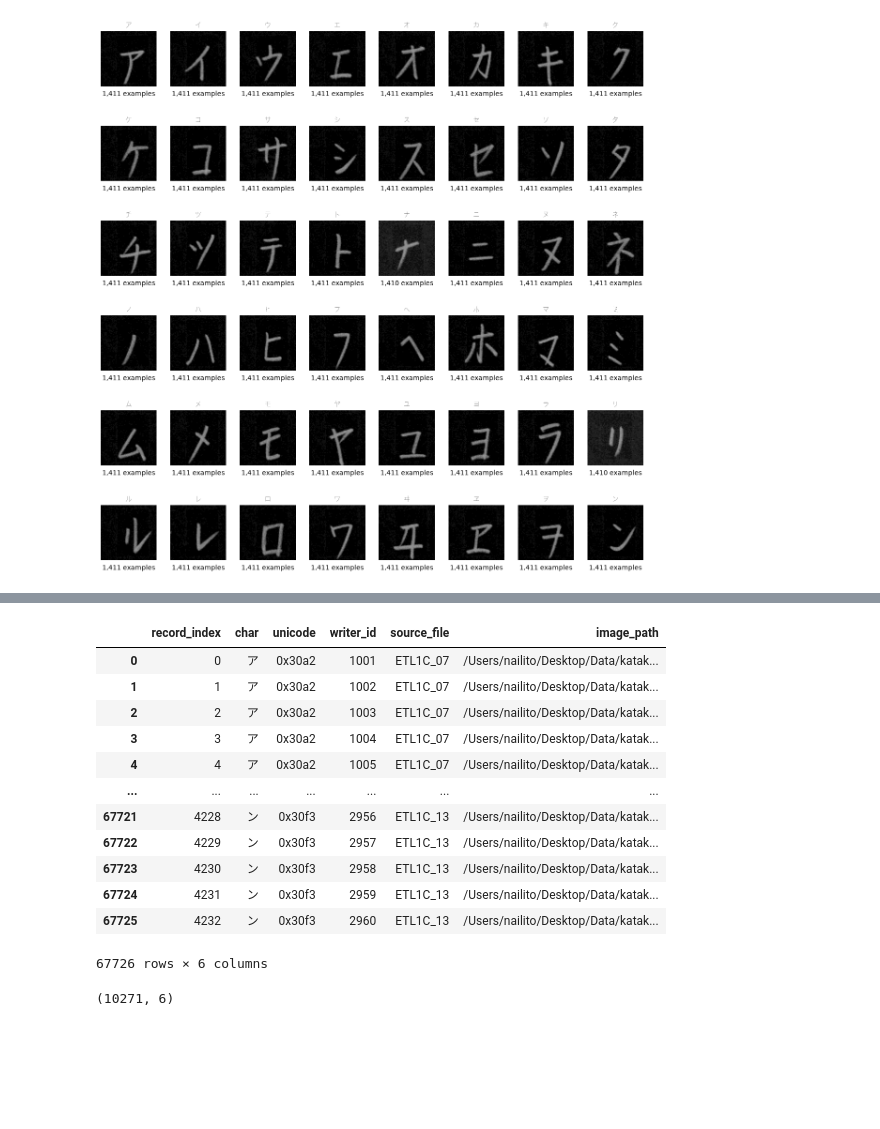
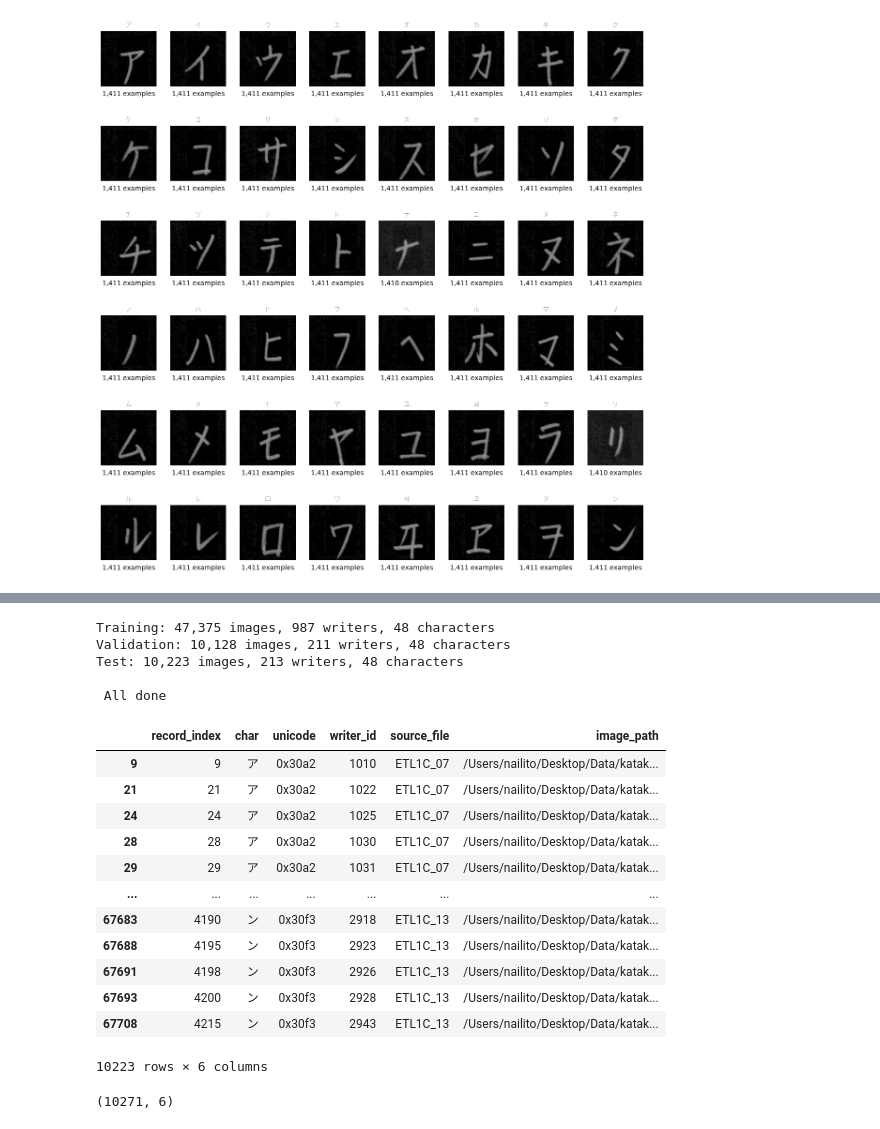
Before and after one commit to nailito/katakana-recognition, a Jupyter notebook: notebooks/02_dataset_preparation.ipynb, the cells around one changed output, grey strips where cells are left out. Drawn from its saved outputs; the diff is of its cells as text; code cells hidden in the pictures; blank space fills up the shorter version.

Commit message:
feat: improve split function and implement controls

```diff
--- a/notebooks/02_dataset_preparation.ipynb
+++ b/notebooks/02_dataset_preparation.ipynb
@@ -114,28 +113,64 @@ ok
 # %%
-metadata
+splits = {
+    "Training": df_train,
+    "Validation": df_valid,
+    "Test": df_test,
+}
+
+expected_classes = set(metadata["char"].unique())
+
+for name, df in splits.items():
+    print(
+        f"{name}: {len(df):,} images, "
+        f"{df['writer_id'].nunique()} writers, "
+        f"{df['char'].nunique()} characters"
+    )
+
+    missing = expected_classes - set(df["char"].unique())
+    assert not missing, f"{name}: missing characters : {missing}"
+
+assert len(expected_classes) == 48, "The dataset should contain 48 characters."
+
+train_writers = set(df_train["writer_id"])
+valid_writers = set(df_valid["writer_id"])
+test_writers = set(df_test["writer_id"])
+
+assert not train_writers & valid_writers, "One or some writers are both in train and validation."
+assert not train_writers & test_writers, "One or some writers are both in train and test."
+assert not valid_writers & test_writers, "One or some writers are both in validation and test."
+#all should be 0
+
+all_paths = [
+    path
+    for df in splits.values()
+    for path in df["image_path"]
+]
+
+assert len(all_paths) == len(metadata), "The total number of image has changed"
+assert len(set(all_paths)) == len(all_paths), "Some images are duplicates."
+
+print("\n All done")
 # %% [output]
-|  | record_index | char | unicode | writer_id | source_file | image_path |
-| 0 | 0 | ア | 0x30a2 | 1001 | ETL1C_07 | /Users/nailito/Desktop/Data/katak... |
-| 1 | 1 | ア | 0x30a2 | 1002 | ETL1C_07 | /Users/nailito/Desktop/Data/katak... |
-| 2 | 2 | ア | 0x30a2 | 1003 | ETL1C_07 | /Users/nailito/Desktop/Data/katak... |
-| 3 | 3 | ア | 0x30a2 | 1004 | ETL1C_07 | /Users/nailito/Desktop/Data/katak... |
-| 4 | 4 | ア | 0x30a2 | 1005 | ETL1C_07 | /Users/nailito/Desktop/Data/katak... |
-| ... | ... | ... | ... | ... | ... | ... |
-| 67721 | 4228 | ン | 0x30f3 | 2956 | ETL1C_13 | /Users/nailito/Desktop/Data/katak... |
-| 67722 | 4229 | ン | 0x30f3 | 2957 | ETL1C_13 | /Users/nailito/Desktop/Data/katak... |
-| 67723 | 4230 | ン | 0x30f3 | 2958 | ETL1C_13 | /Users/nailito/Desktop/Data/katak... |
-| 67724 | 4231 | ン | 0x30f3 | 2959 | ETL1C_13 | /Users/nailito/Desktop/Data/katak... |
-| 67725 | 4232 | ン | 0x30f3 | 2960 | ETL1C_13 | /Users/nailito/Desktop/Data/katak... |
-67726 rows × 6 columns
+Training: 47,375 images, 987 writers, 48 characters
+Validation: 10,128 images, 211 writers, 48 characters
+Test: 10,223 images, 213 writers, 48 characters
+
+ All done
 # %%
-writer_list = np.random.default_rng(12).permutation(metadata["writer_id"].unique())
-writer_train = writer_list[0:int(len(writer_list)*training)]
-writer_valid = writer_list[int(len(writer_list)*training)-1:(int(len(writer_list)*training)+int(len(writer_list)*validation))]
-writer_test = writer_list[((int(len(writer_list)*training)+int(len(writer_list)*validation)))-1::]
-
-df_train = metadata[metadata["writer_id"].isin(writer_train)]
-df_valid = metadata[metadata["writer_id"].isin(writer_valid)]
-df_test = metadata[metadata["writer_id"].isin(writer_test)]
+# %% [output]
+|  | record_index | char | unicode | writer_id | source_file | image_path |
+| 9 | 9 | ア | 0x30a2 | 1010 | ETL1C_07 | /Users/nailito/Desktop/Data/katak... |
+| 21 | 21 | ア | 0x30a2 | 1022 | ETL1C_07 | /Users/nailito/Desktop/Data/katak... |
+| 24 | 24 | ア | 0x30a2 | 1025 | ETL1C_07 | /Users/nailito/Desktop/Data/katak... |
+| 28 | 28 | ア | 0x30a2 | 1030 | ETL1C_07 | /Users/nailito/Desktop/Data/katak... |
+| 29 | 29 | ア | 0x30a2 | 1031 | ETL1C_07 | /Users/nailito/Desktop/Data/katak... |
+| ... | ... | ... | ... | ... | ... | ... |
+| 67683 | 4190 | ン | 0x30f3 | 2918 | ETL1C_13 | /Users/nailito/Desktop/Data/katak... |
+| 67688 | 4195 | ン | 0x30f3 | 2923 | ETL1C_13 | /Users/nailito/Desktop/Data/katak... |
+| 67691 | 4198 | ン | 0x30f3 | 2926 | ETL1C_13 | /Users/nailito/Desktop/Data/katak... |
+| 67693 | 4200 | ン | 0x30f3 | 2928 | ETL1C_13 | /Users/nailito/Desktop/Data/katak... |
+| 67708 | 4215 | ン | 0x30f3 | 2943 | ETL1C_13 | /Users/nailito/Desktop/Data/katak... |
+10223 rows × 6 columns
 # %%
 # %% [output]
 (10271, 6)
```
Also changed, not shown: parts of 1 cell of this notebook, 1 other file.
